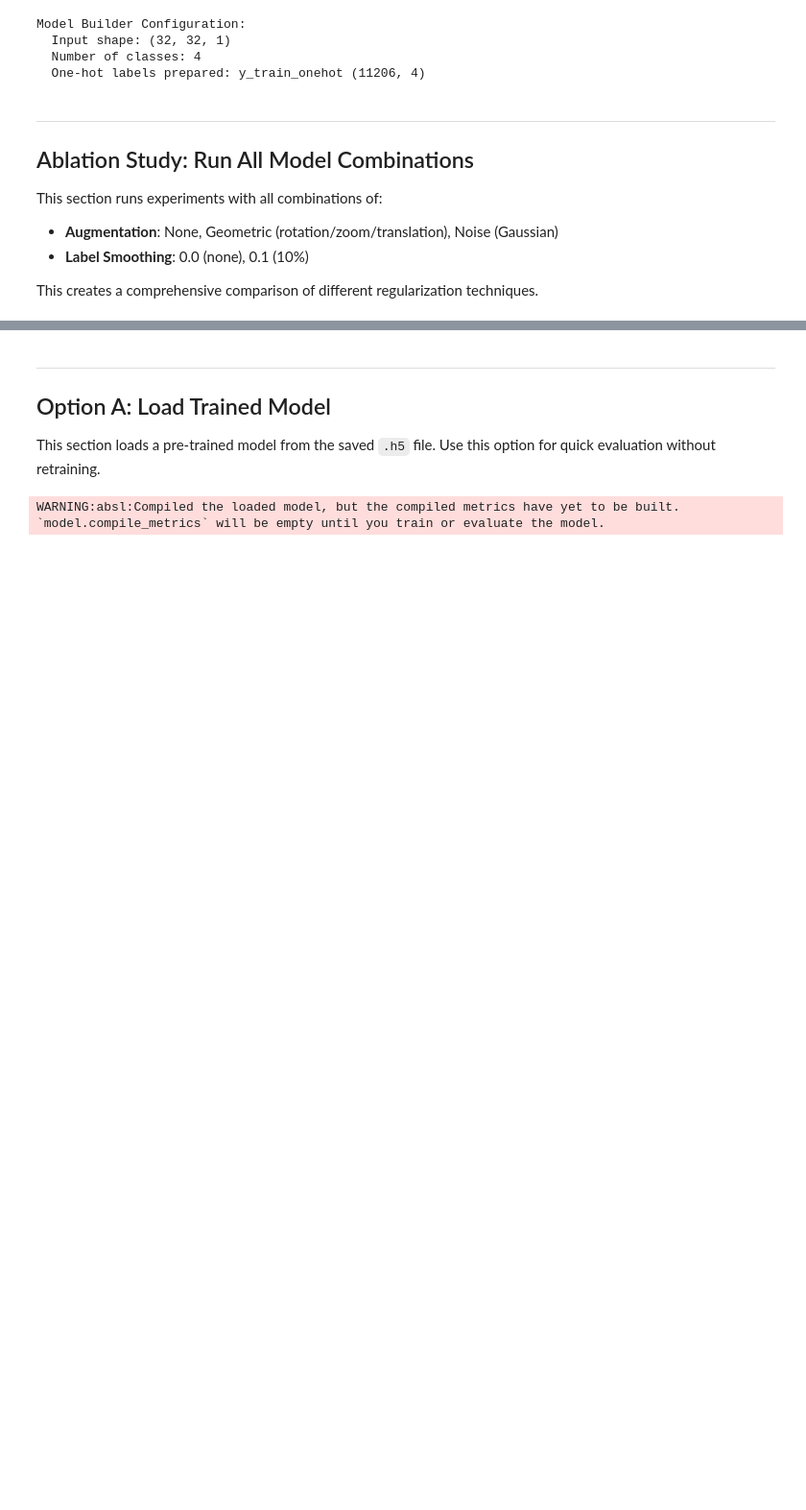
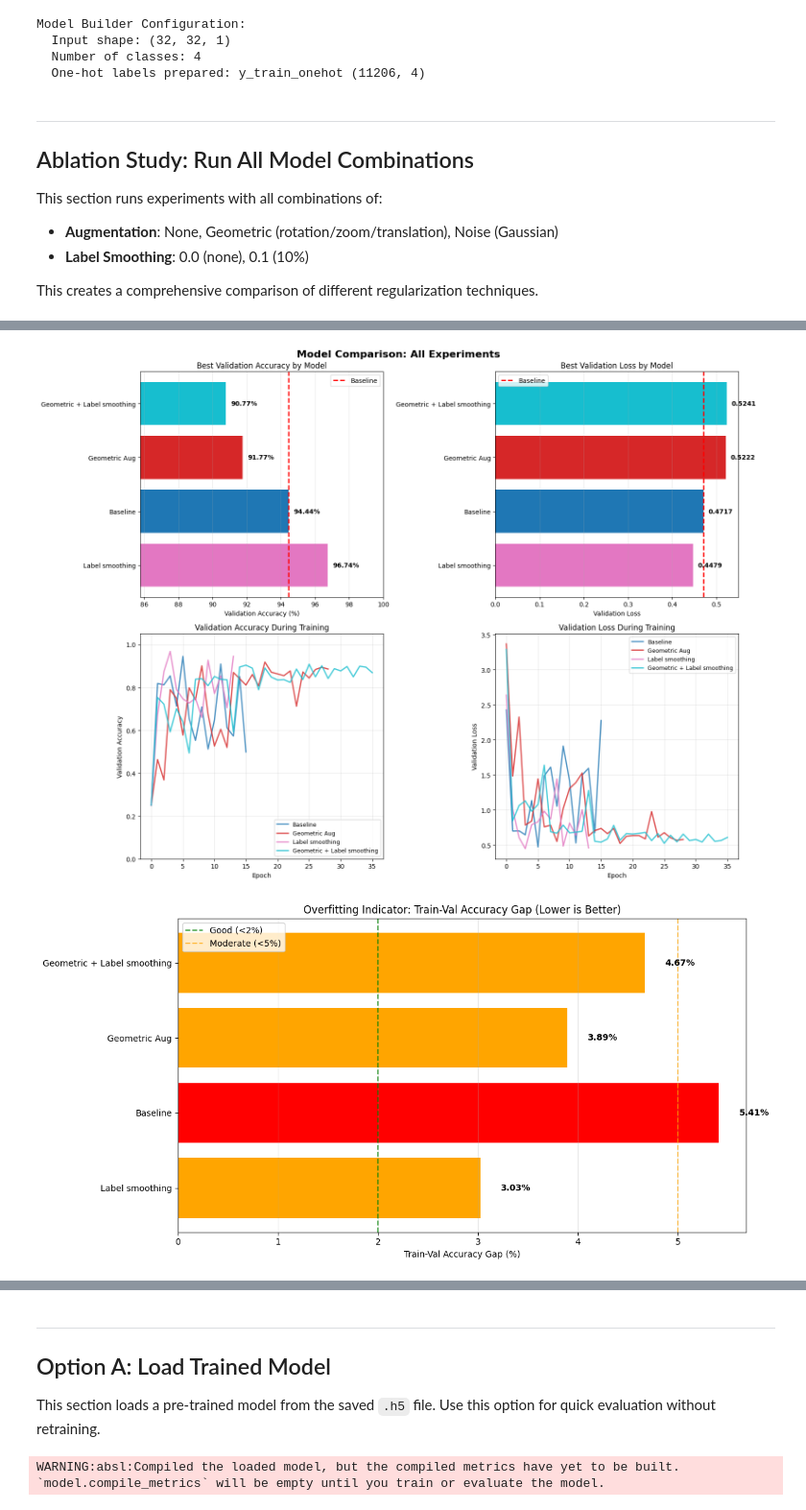
Before and after one commit to NghiaNguyen170192/cosc3007-deep-learning, a Jupyter notebook: assignments/Assignment-01-DUE-2025-12-06/submission_s3343711.ipynb, the cells around one changed output, grey strips where cells are left out. Shown at 96% size. Cells and saved outputs as stored; diff of their text form; code cells hidden in the pictures; blank space fills up the shorter version.

```diff
--- a/assignments/Assignment-01-DUE-2025-12-06/submission_s3343711.ipynb
+++ b/assignments/Assignment-01-DUE-2025-12-06/submission_s3343711.ipynb
@@ -792,19 +788,14 @@ This section runs experiments with all combinations of:
 
 This creates a comprehensive comparison of different regularization techniques.
 # %%
-# =============================================================================
 # EXPERIMENT CONFIGURATION
-# =============================================================================
-
 # Define all experiment configurations
 EXPERIMENT_CONFIGS = [
     # (name, augmentation_type, label_smoothing)
-    ("Baseline", None, 0.0),
-    ("Geometric Aug", "geometric", 0.0),
-    ("Noise Aug", "noise", 0.0),
-    ("Label Smoothing", None, 0.1),
-    ("Geometric + LS", "geometric", 0.1),
-    ("Noise + LS", "noise", 0.1),
+    ("Baseline", None, 0.1),
+    ("Geometric Aug", "geometric", 0.1),
+    ("Label smoothing", None, 0.1),
+    ("Geometric + Label smoothing", "geometric", 0.1),
 ]
 
 # Training configuration
@@ -819,9 +810,7 @@ def run_experiment(name, augmentation_type, label_smoothing, verbose=0):
     Returns:
         dict with model, history, and metrics
     """
-    print(f"EXPERIMENT: {name}")
-    print(f"Augmentation: {augmentation_type or 'None'}")
-    print(f"Label Smoothing: {label_smoothing}")
+    print(f"EXPERIMENT: {name} - {augmentation_type or 'None'} - {label_smoothing}")
 
     # Reset random seeds for fair comparison
     np.random.seed(RANDOM_SEED)
@@ -866,11 +855,7 @@ def run_experiment(name, augmentation_type, label_smoothing, verbose=0):
     final_train_acc = history.history['accuracy'][-1]
     epochs_trained = len(history.history['loss'])
 
-    print(f"\nResults for {name}:")
-    print(f"Best Val Accuracy: {best_val_acc:.4f} ({best_val_acc*100:.2f}%)")
-    print(f"Best Val Loss: {best_val_loss:.4f}")
-    print(f"Final Train Accuracy: {final_train_acc:.4f}")
-    print(f"Epochs Trained: {epochs_trained}")
+    print(f"Accuracy [{best_val_acc:.4f} ({best_val_acc*100:.2f}%)] - Loss [{best_val_loss:.4f}] - Epochs: [{epochs_trained}]")
 
     return {
         'name': name,
@@ -885,7 +870,6 @@ def run_experiment(name, augmentation_type, label_smoothing, verbose=0):
         'epochs_trained': epochs_trained
     }
 
-print("Experiment Configuration:")
 print(f"Epochs: {EPOCHS}")
 print(f"Batch Size: {BATCH_SIZE}")
 print(f"Learning Rate: {LEARNING_RATE}")
@@ -974,7 +972,8 @@ fig, axes = plt.subplots(2, 2, figsize=(16, 12))
 fig.suptitle("Model Comparison: All Experiments", fontsize=16, fontweight='bold')
 
 # Color palette for models
-colors = plt.cm.tab10(np.linspace(0, 1, len(all_results)))
+base_colors = COLOR_PALETTE
+colors = [base_colors[i % len(base_colors)] for i in range(len(all_results))]
 
 # --- Chart 1: Validation Accuracy Bar Chart ---
 ax1 = axes[0, 0]
@@ -1020,33 +1019,36 @@ ax3.set_ylim(0, 1.05)
 # --- Chart 4: Training Curves - Validation Loss ---
 ax4 = axes[1, 1]
 for i, r in enumerate(all_results):
     ax4.plot(r['history'].history['val_loss'], label=r['name'],
              color=colors[i], linewidth=2, alpha=0.8)
 ax4.set_xlabel('Epoch')
 ax4.set_ylabel('Validation Loss')
 ax4.set_title('Validation Loss During Training')
 ax4.legend(loc='upper right', fontsize=9)
 ax4.grid(True, alpha=0.3)
 
 plt.tight_layout()
 plt.show()
 
 # --- Additional: Train vs Val Accuracy Gap Chart ---
 fig2, ax5 = plt.subplots(figsize=(12, 6))
 gaps = [r['final_train_acc'] - r['best_val_acc'] for r in sorted_results]
 colors_gap = ['green' if g < 0.02 else 'orange' if g < 0.05 else 'red' for g in gaps]
 bars3 = ax5.barh(names, [g * 100 for g in gaps], color=colors_gap)
 ax5.set_xlabel('Train-Val Accuracy Gap (%)')
 ax5.set_title('Overfitting Indicator: Train-Val Accuracy Gap (Lower is Better)')
 ax5.axvline(x=2, color='green', linestyle='--', alpha=0.7, label='Good (<2%)')
 ax5.axvline(x=5, color='orange', linestyle='--', alpha=0.7, label='Moderate (<5%)')
 for bar, gap in zip(bars3, gaps):
     ax5.text(gap * 100 + 0.2, bar.get_y() + bar.get_height()/2, f'{gap*100:.2f}%',
              va='center', fontsize=10, fontweight='bold')
 ax5.legend()
 ax5.grid(axis='x', alpha=0.3)
 plt.tight_layout()
 plt.show()
+# %% [output]
+[figure, added]
+[figure, added]
 # %%
 # SAVE BEST MODEL
 
```
Also changed, not shown: parts of 22 cells of this notebook.
